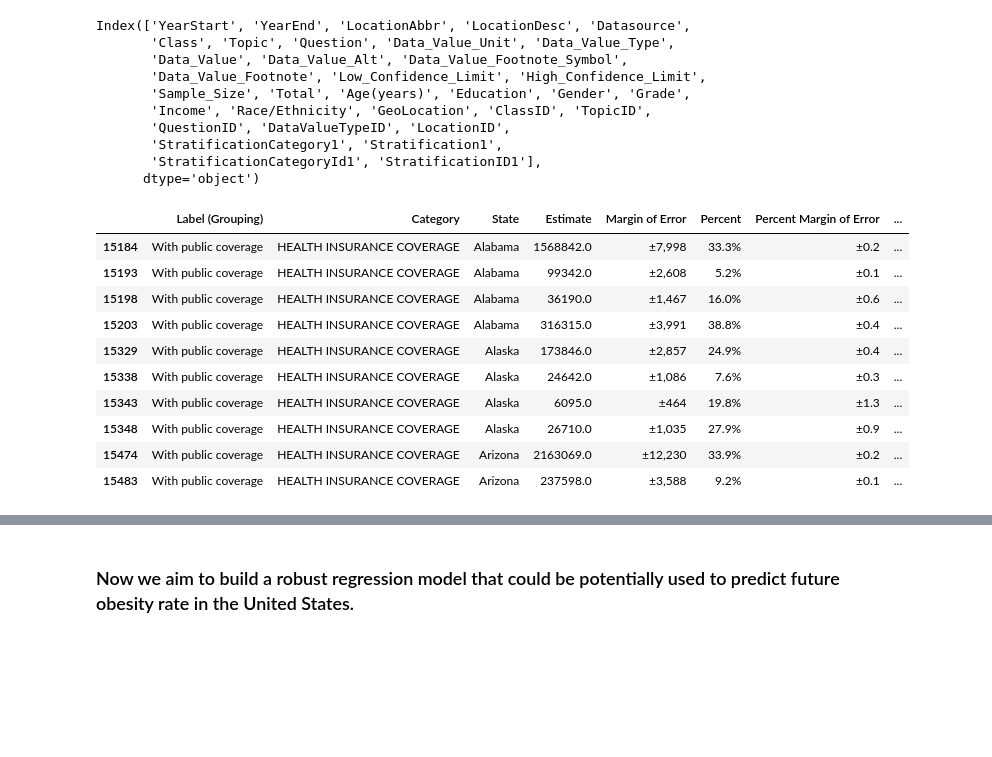
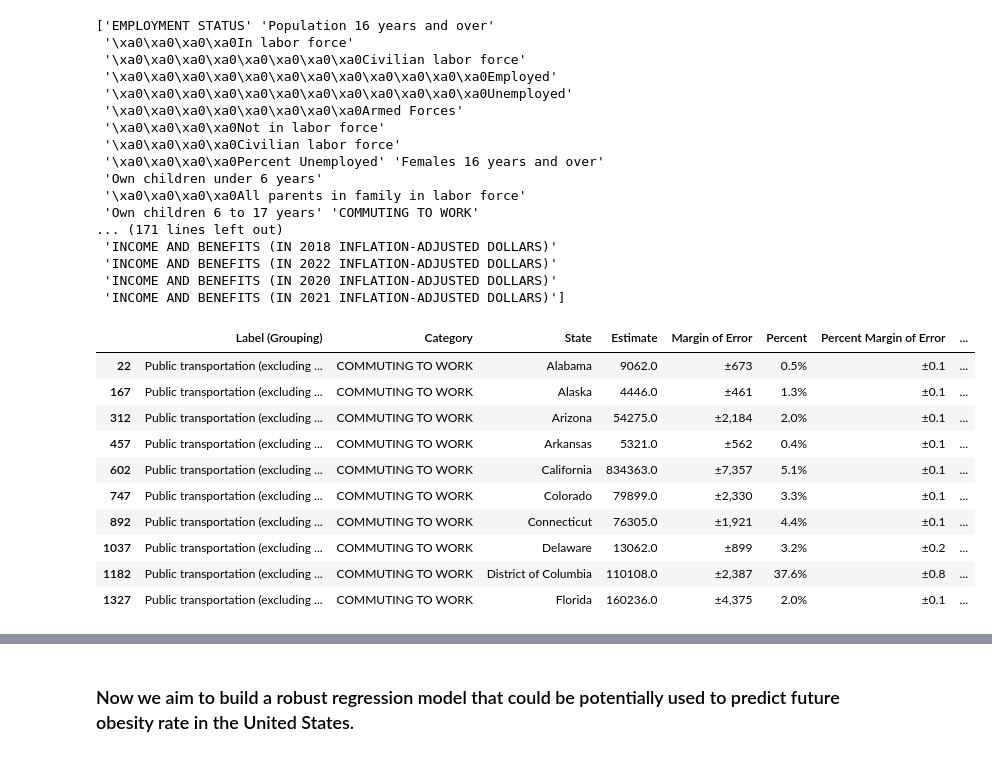
Before and after one commit to TonyZhang2004/Citadel-Summer-Datathon, a Jupyter notebook: regression_analysis.ipynb, the cells around one changed output, grey strips where cells are left out. Drawn from its saved outputs; the diff is of its cells as text; code cells hidden in the pictures; blank space fills up the shorter version.

```diff
--- a/regression_analysis.ipynb
+++ b/regression_analysis.ipynb
@@ -11,37 +13,47 @@ acs_dataframe = acs_dataframe_raw.copy()
 meat_production = meat_production_raw.copy()
 nutrition = nutrition_raw.copy()
 meat_production['Production'] = meat_production['Production'].str.replace(",","").astype(float)
-nutrition.columns
+print(acs_dataframe_raw['Label (Grouping)'].unique())
 # %% [output]
-Index(['YearStart', 'YearEnd', 'LocationAbbr', 'LocationDesc', 'Datasource',
-       'Class', 'Topic', 'Question', 'Data_Value_Unit', 'Data_Value_Type',
-       'Data_Value', 'Data_Value_Alt', 'Data_Value_Footnote_Symbol',
-       'Data_Value_Footnote', 'Low_Confidence_Limit', 'High_Confidence_Limit',
-       'Sample_Size', 'Total', 'Age(years)', 'Education', 'Gender', 'Grade',
-       'Income', 'Race/Ethnicity', 'GeoLocation', 'ClassID', 'TopicID',
-       'QuestionID', 'DataValueTypeID', 'LocationID',
-       'StratificationCategory1', 'Stratification1',
-       'StratificationCategoryId1', 'StratificationID1'],
-      dtype='object')
+['EMPLOYMENT STATUS' 'Population 16 years and over'
+ '\xa0\xa0\xa0\xa0In labor force'
+ '\xa0\xa0\xa0\xa0\xa0\xa0\xa0\xa0Civilian labor force'
+ '\xa0\xa0\xa0\xa0\xa0\xa0\xa0\xa0\xa0\xa0\xa0\xa0Employed'
+ '\xa0\xa0\xa0\xa0\xa0\xa0\xa0\xa0\xa0\xa0\xa0\xa0Unemployed'
+ '\xa0\xa0\xa0\xa0\xa0\xa0\xa0\xa0Armed Forces'
+ '\xa0\xa0\xa0\xa0Not in labor force'
+ '\xa0\xa0\xa0\xa0Civilian labor force'
+ '\xa0\xa0\xa0\xa0Percent Unemployed' 'Females 16 years and over'
+ 'Own children under 6 years'
+ '\xa0\xa0\xa0\xa0All parents in family in labor force'
+ 'Own children 6 to 17 years' 'COMMUTING TO WORK'
+... (171 lines left out)
+ 'INCOME AND BENEFITS (IN 2018 INFLATION-ADJUSTED DOLLARS)'
+ 'INCOME AND BENEFITS (IN 2022 INFLATION-ADJUSTED DOLLARS)'
+ 'INCOME AND BENEFITS (IN 2020 INFLATION-ADJUSTED DOLLARS)'
+ 'INCOME AND BENEFITS (IN 2021 INFLATION-ADJUSTED DOLLARS)']
 # %%
 acs_dataframe['Label (Grouping)'] = acs_dataframe['Label (Grouping)'].str.strip()
 employed = acs_dataframe[(acs_dataframe['Label (Grouping)'] == 'Employed')].copy()
 employed['Estimate'] = employed['Estimate'].str.replace(",", "").astype(int)
 public_coverage = acs_dataframe[(acs_dataframe['Label (Grouping)'] == 'With public coverage')
                                 & (acs_dataframe['Estimate'] != '(X)')].copy()
 public_coverage['Estimate'] = public_coverage['Estimate'].str.replace(",", "").astype(float)
-
-public_coverage.head(10)
+public_transportation = acs_dataframe[acs_dataframe['Label (Grouping)'] == 'Public transportation (excluding taxicab)'].copy()
+public_transportation['Estimate'] = public_transportation['Estimate'].str.replace(",","").astype(float)
+food_stamp_SNAP = acs_dataframe[acs_dataframe['Label (Grouping)'] == 'With Food Stamp/SNAP benefits in the past 12 months'].copy()
+food_stamp_SNAP['Estimate'] = food_stamp_SNAP['Estimate'].str.replace(",","").astype(float)
+public_transportation.head(10)
 # %% [output]
 |  | Label (Grouping) | Category | State | Estimate | Margin of Error | Percent | Percent Margin of Error | ... |
-| 15184 | With public coverage | HEALTH INSURANCE COVERAGE | Alabama | 1568842.0 | ±7,998 | 33.3% | ±0.2 | ... |
-| 15193 | With public coverage | HEALTH INSURANCE COVERAGE | Alabama | 99342.0 | ±2,608 | 5.2% | ±0.1 | ... |
-| 15198 | With public coverage | HEALTH INSURANCE COVERAGE | Alabama | 36190.0 | ±1,467 | 16.0% | ±0.6 | ... |
-| 15203 | With public coverage | HEALTH INSURANCE COVERAGE | Alabama | 316315.0 | ±3,991 | 38.8% | ±0.4 | ... |
-| 15329 | With public coverage | HEALTH INSURANCE COVERAGE | Alaska | 173846.0 | ±2,857 | 24.9% | ±0.4 | ... |
-| 15338 | With public coverage | HEALTH INSURANCE COVERAGE | Alaska | 24642.0 | ±1,086 | 7.6% | ±0.3 | ... |
-| 15343 | With public coverage | HEALTH INSURANCE COVERAGE | Alaska | 6095.0 | ±464 | 19.8% | ±1.3 | ... |
-| 15348 | With public coverage | HEALTH INSURANCE COVERAGE | Alaska | 26710.0 | ±1,035 | 27.9% | ±0.9 | ... |
-| 15474 | With public coverage | HEALTH INSURANCE COVERAGE | Arizona | 2163069.0 | ±12,230 | 33.9% | ±0.2 | ... |
-| 15483 | With public coverage | HEALTH INSURANCE COVERAGE | Arizona | 237598.0 | ±3,588 | 9.2% | ±0.1 | ... |
+| 22 | Public transportation (excluding ... | COMMUTING TO WORK | Alabama | 9062.0 | ±673 | 0.5% | ±0.1 | ... |
+| 167 | Public transportation (excluding ... | COMMUTING TO WORK | Alaska | 4446.0 | ±461 | 1.3% | ±0.1 | ... |
+| 312 | Public transportation (excluding ... | COMMUTING TO WORK | Arizona | 54275.0 | ±2,184 | 2.0% | ±0.1 | ... |
+| 457 | Public transportation (excluding ... | COMMUTING TO WORK | Arkansas | 5321.0 | ±562 | 0.4% | ±0.1 | ... |
+| 602 | Public transportation (excluding ... | COMMUTING TO WORK | California | 834363.0 | ±7,357 | 5.1% | ±0.1 | ... |
+| 747 | Public transportation (excluding ... | COMMUTING TO WORK | Colorado | 79899.0 | ±2,330 | 3.3% | ±0.1 | ... |
+| 892 | Public transportation (excluding ... | COMMUTING TO WORK | Connecticut | 76305.0 | ±1,921 | 4.4% | ±0.1 | ... |
+| 1037 | Public transportation (excluding ... | COMMUTING TO WORK | Delaware | 13062.0 | ±899 | 3.2% | ±0.2 | ... |
+| 1182 | Public transportation (excluding ... | COMMUTING TO WORK | District of Columbia | 110108.0 | ±2,387 | 37.6% | ±0.8 | ... |
+| 1327 | Public transportation (excluding ... | COMMUTING TO WORK | Florida | 160236.0 | ±4,375 | 2.0% | ±0.1 | ... |
 # %%
```
Also changed, not shown: parts of 3 cells of this notebook, 1 other file.
